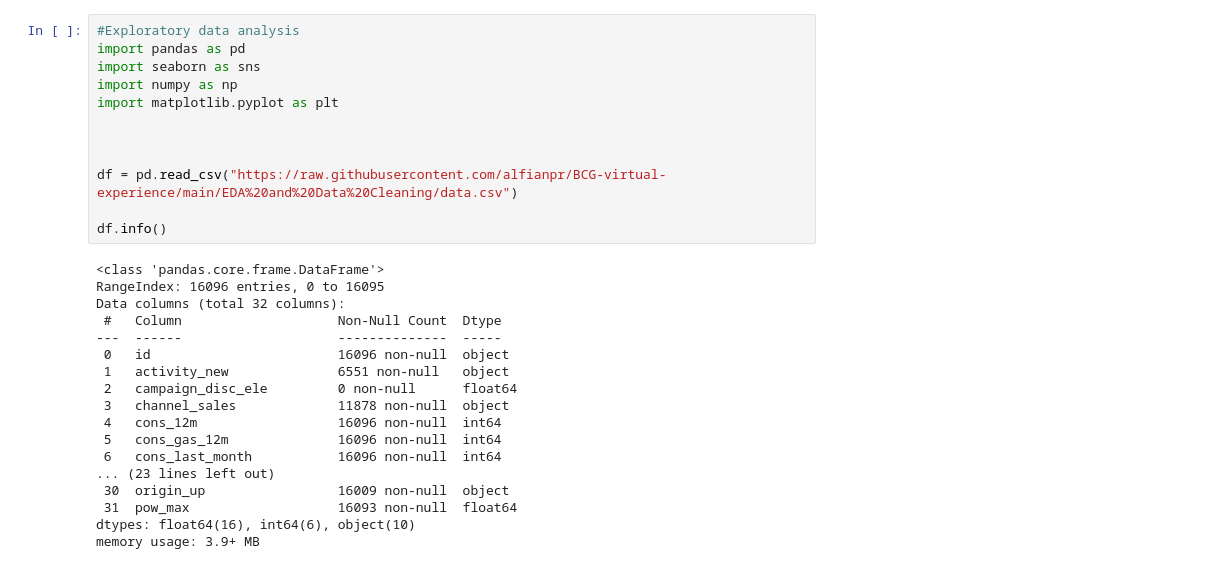
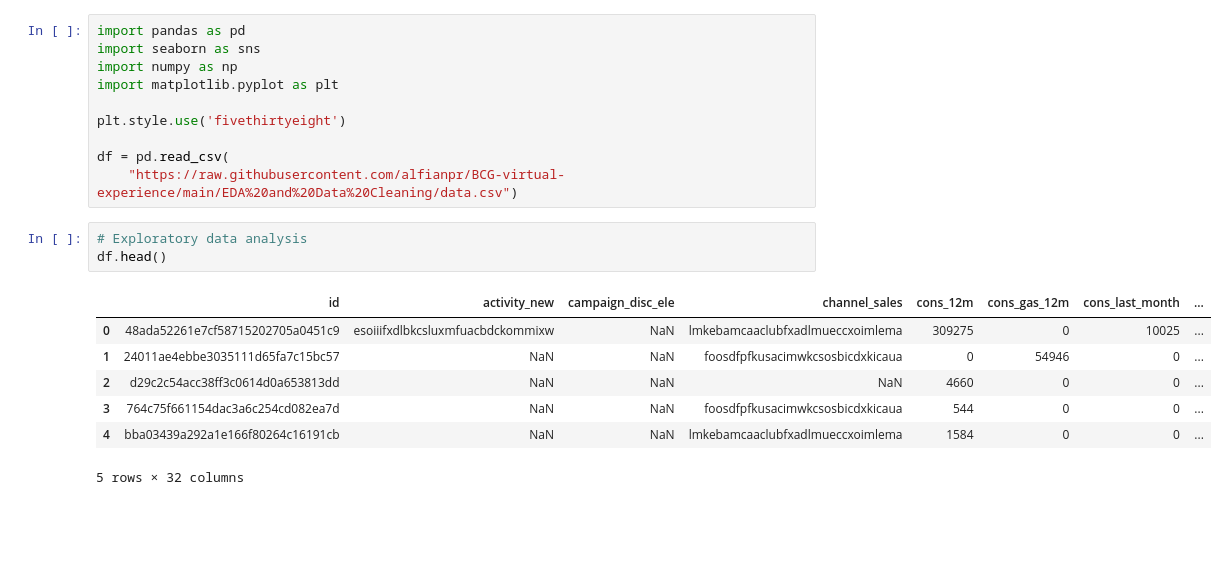
Before and after one commit to alfianpr/BCG-virtual-experience, a Jupyter notebook: EDA and Data Cleaning/data.ipynb, the cells around one changed output. Cells and saved outputs as stored; diff of their text form; blank space fills up the shorter version.

```diff
--- a/EDA and Data Cleaning/data.ipynb
+++ b/EDA and Data Cleaning/data.ipynb
@@ -1,30 +1,21 @@
 # %%
-#Exploratory data analysis
 import pandas as pd
 import seaborn as sns
 import numpy as np
 import matplotlib.pyplot as plt
 
+plt.style.use('fivethirtyeight')
 
-
-df = pd.read_csv("https://raw.githubusercontent.com/alfianpr/BCG-virtual-experience/main/EDA%20and%20Data%20Cleaning/data.csv")
-
-df.info()
+df = pd.read_csv(
+    "https://raw.githubusercontent.com/alfianpr/BCG-virtual-experience/main/EDA%20and%20Data%20Cleaning/data.csv")
-# %% [output]
-<class 'pandas.core.frame.DataFrame'>
-RangeIndex: 16096 entries, 0 to 16095
-Data columns (total 32 columns):
- #   Column                    Non-Null Count  Dtype
----  ------                    --------------  -----
- 0   id                        16096 non-null  object
- 1   activity_new              6551 non-null   object
- 2   campaign_disc_ele         0 non-null      float64
- 3   channel_sales             11878 non-null  object
- 4   cons_12m                  16096 non-null  int64
- 5   cons_gas_12m              16096 non-null  int64
- 6   cons_last_month           16096 non-null  int64
-... (23 lines left out)
- 30  origin_up                 16009 non-null  object
- 31  pow_max                   16093 non-null  float64
-dtypes: float64(16), int64(6), object(10)
-memory usage: 3.9+ MB
+# %%
+# Exploratory data analysis
+df.head()
+# %% [output]
+|  | id | activity_new | campaign_disc_ele | channel_sales | cons_12m | cons_gas_12m | cons_last_month | ... |
+| 0 | 48ada52261e7cf58715202705a0451c9 | esoiiifxdlbkcsluxmfuacbdckommixw | NaN | lmkebamcaaclubfxadlmueccxoimlema | 309275 | 0 | 10025 | ... |
+| 1 | 24011ae4ebbe3035111d65fa7c15bc57 | NaN | NaN | foosdfpfkusacimwkcsosbicdxkicaua | 0 | 54946 | 0 | ... |
+| 2 | d29c2c54acc38ff3c0614d0a653813dd | NaN | NaN | NaN | 4660 | 0 | 0 | ... |
+| 3 | 764c75f661154dac3a6c254cd082ea7d | NaN | NaN | foosdfpfkusacimwkcsosbicdxkicaua | 544 | 0 | 0 | ... |
+| 4 | bba03439a292a1e166f80264c16191cb | NaN | NaN | lmkebamcaaclubfxadlmueccxoimlema | 1584 | 0 | 0 | ... |
+5 rows × 32 columns
```
Also changed, not shown: parts of 8 cells of this notebook, 1 other file.
